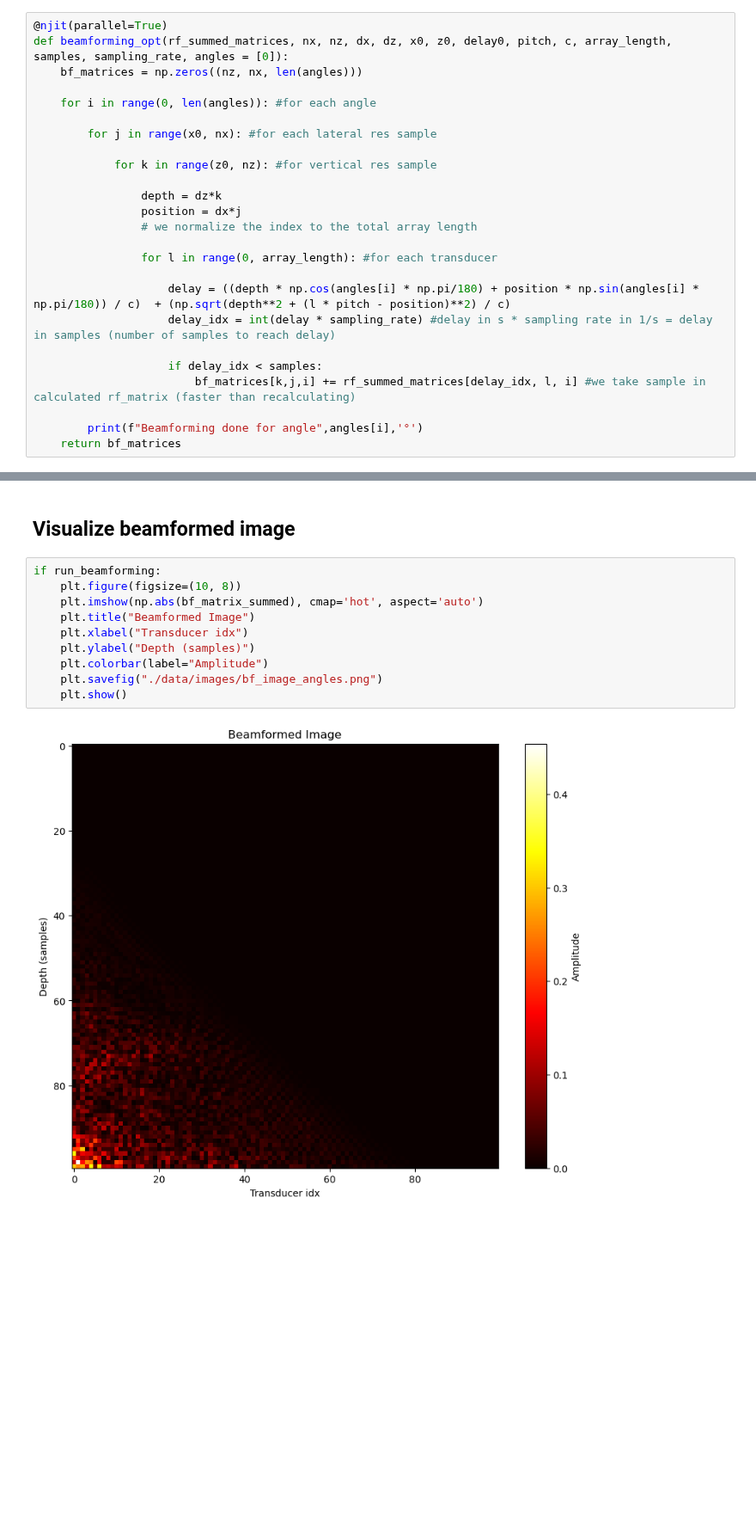
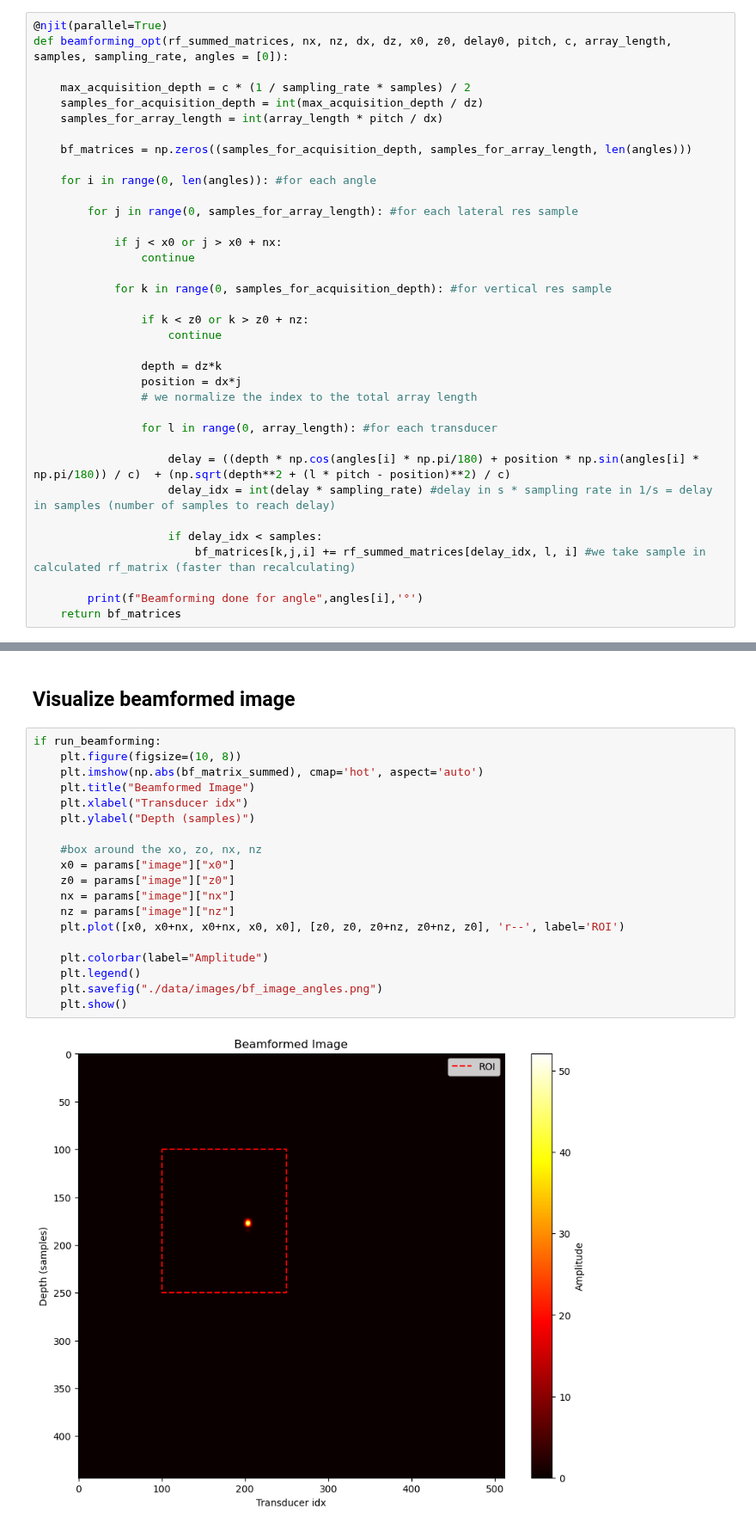
Before and after one commit to MatthieuVAUTRIN/superresolution, a Jupyter notebook: 001_rf_data_generator_params.ipynb, the cells around one changed output, grey strips where cells are left out. Shown at 86% size. Saved outputs shown, nothing was run; the diff lists cells and outputs as text; blank space fills up the shorter version.

```diff
--- a/001_rf_data_generator_params.ipynb
+++ b/001_rf_data_generator_params.ipynb
@@ -263,13 +259,24 @@ def save_beamformed_data(bf_matrix, filename, destination="./data/csv/beamformed
 # %%
 @njit(parallel=True)
 def beamforming_opt(rf_summed_matrices, nx, nz, dx, dz, x0, z0, delay0, pitch, c, array_length, samples, sampling_rate, angles = [0]):
-    bf_matrices = np.zeros((nz, nx, len(angles)))
+
+    max_acquisition_depth = c * (1 / sampling_rate * samples) / 2
+    samples_for_acquisition_depth = int(max_acquisition_depth / dz)
+    samples_for_array_length = int(array_length * pitch / dx)
+
+    bf_matrices = np.zeros((samples_for_acquisition_depth, samples_for_array_length, len(angles)))
 
     for i in range(0, len(angles)): #for each angle
 
-        for j in range(x0, nx): #for each lateral res sample
+        for j in range(0, samples_for_array_length): #for each lateral res sample
 
-            for k in range(z0, nz): #for vertical res sample
+            if j < x0 or j > x0 + nx:
+                continue
+
+            for k in range(0, samples_for_acquisition_depth): #for vertical res sample
+
+                if k < z0 or k > z0 + nz:
+                    continue
 
                 depth = dz*k
                 position = dx*j
@@ -324,12 +331,21 @@ Beamformed data saved at: ./data/csv/beamformed/001_2obj_1_2pitch_7angle.npy
 # %%
 if run_beamforming:
     plt.figure(figsize=(10, 8))
     plt.imshow(np.abs(bf_matrix_summed), cmap='hot', aspect='auto')
     plt.title("Beamformed Image")
     plt.xlabel("Transducer idx")
     plt.ylabel("Depth (samples)")
+
+    #box around the xo, zo, nx, nz
+    x0 = params["image"]["x0"]
+    z0 = params["image"]["z0"]
+    nx = params["image"]["nx"]
+    nz = params["image"]["nz"]
+    plt.plot([x0, x0+nx, x0+nx, x0, x0], [z0, z0, z0+nz, z0+nz, z0], 'r--', label='ROI')
+
     plt.colorbar(label="Amplitude")
+    plt.legend()
     plt.savefig("./data/images/bf_image_angles.png")
     plt.show()
 # %% [output]
-[figure, old version]
+[figure, new version]
```
Also changed, not shown: parts of 1 cell of this notebook.
